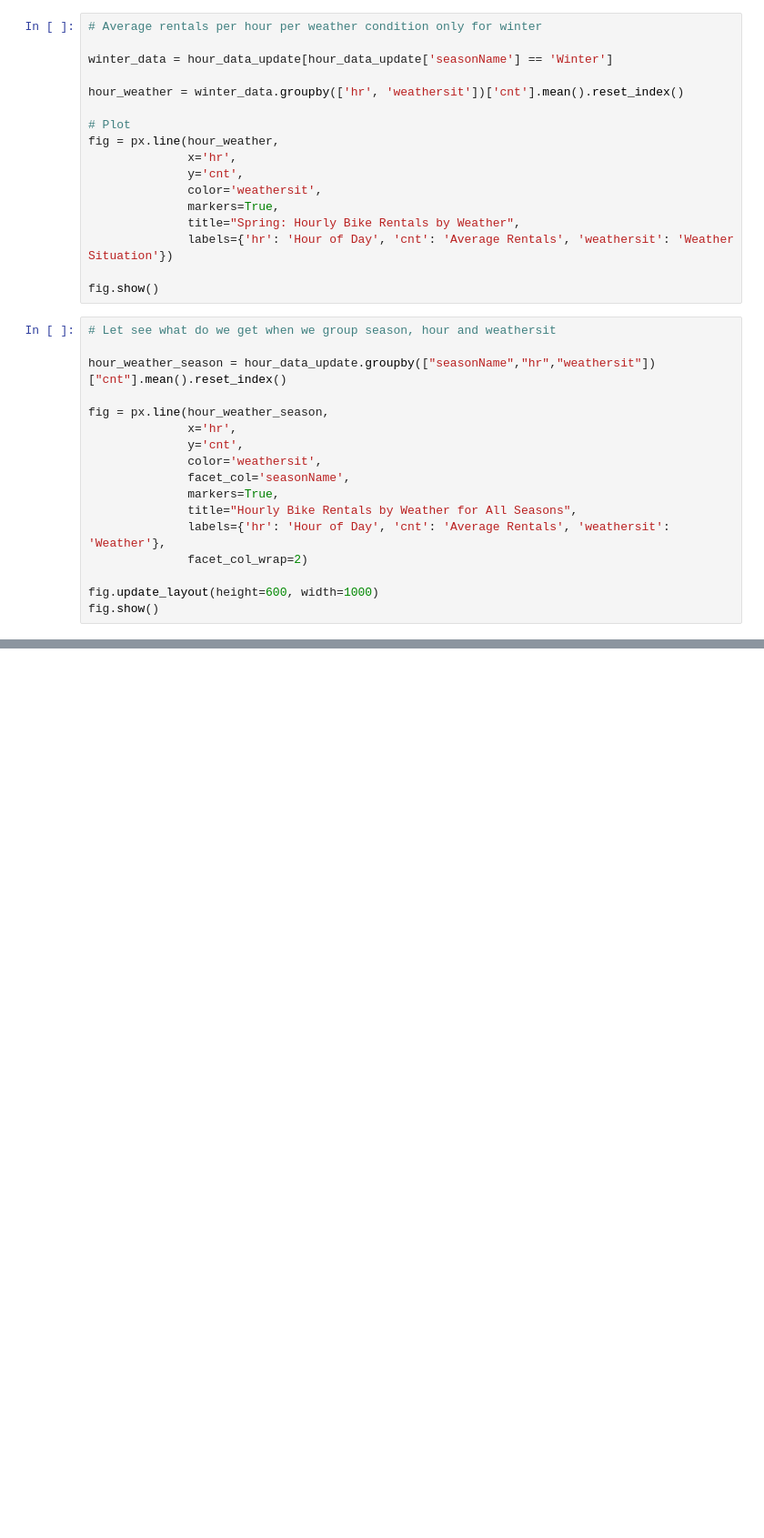
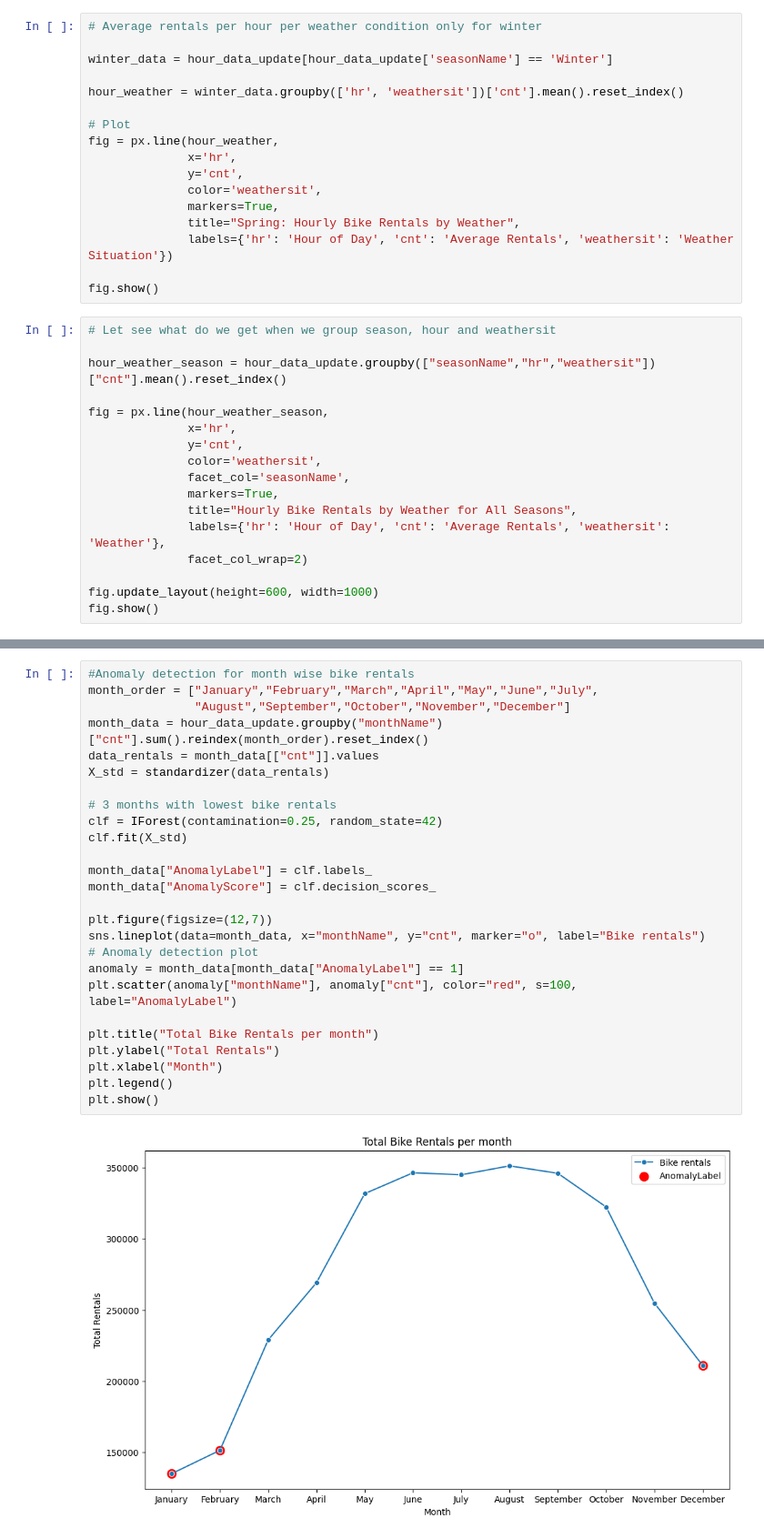
Before and after one commit to basudeo88/data_mining, a Jupyter notebook: analysis.ipynb, the cells around one changed output, grey strips where cells are left out. Shown: that part at 91% size. Cells and saved outputs as stored; diff of their text form; blank space fills up the shorter version.

```diff
--- a/analysis.ipynb
+++ b/analysis.ipynb
@@ -311,0 +365,28 @@ fig.show()
+# %%
+#Anomaly detection for month wise bike rentals
+month_order = ["January","February","March","April","May","June","July",
+               "August","September","October","November","December"]
+month_data = hour_data_update.groupby("monthName")["cnt"].sum().reindex(month_order).reset_index()
+data_rentals = month_data[["cnt"]].values
+X_std = standardizer(data_rentals)
+
+# 3 months with lowest bike rentals
+clf = IForest(contamination=0.25, random_state=42)
+clf.fit(X_std)
+
+month_data["AnomalyLabel"] = clf.labels_
+month_data["AnomalyScore"] = clf.decision_scores_
+
+plt.figure(figsize=(12,7))
+sns.lineplot(data=month_data, x="monthName", y="cnt", marker="o", label="Bike rentals")
+# Anomaly detection plot
+anomaly = month_data[month_data["AnomalyLabel"] == 1]
+plt.scatter(anomaly["monthName"], anomaly["cnt"], color="red", s=100, label="AnomalyLabel")
+
+plt.title("Total Bike Rentals per month")
+plt.ylabel("Total Rentals")
+plt.xlabel("Month")
+plt.legend()
+plt.show()
+# %% [output]
+[figure, added]
```
Also changed, not shown: parts of 8 cells of this notebook, 1 other file.
